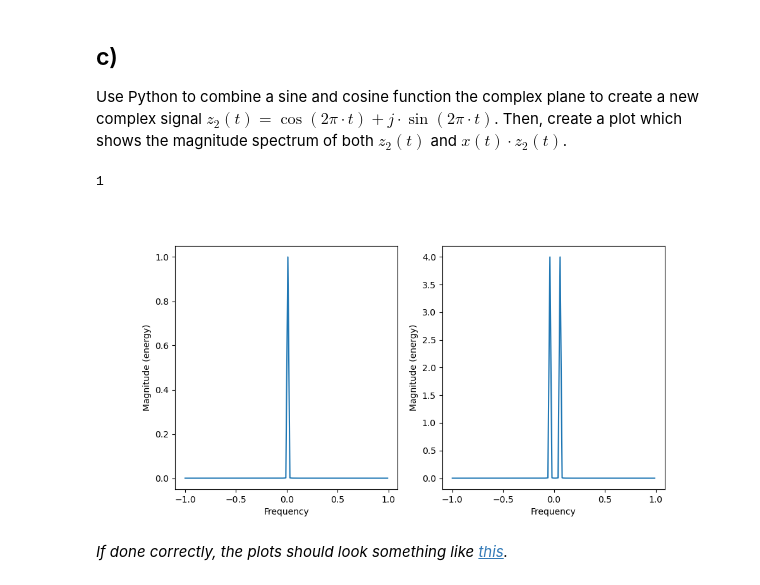
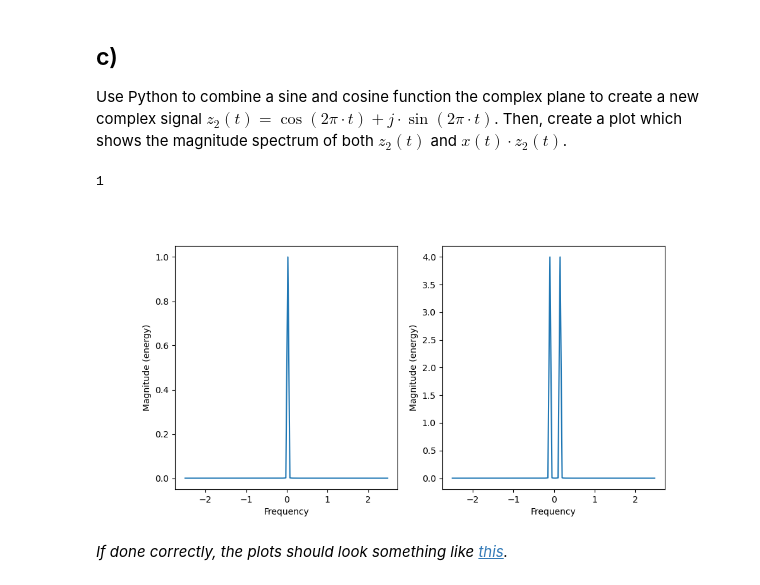
Before and after one commit to Mortenms/AIS2201_Exercises, a Jupyter notebook: Exercise_2/3_frequency_shifting.ipynb, the cells around one changed output. Drawn from its saved outputs; the diff is of its cells as text; code cells hidden in the pictures.

```diff
--- a/Exercise_2/3_frequency_shifting.ipynb
+++ b/Exercise_2/3_frequency_shifting.ipynb
@@ -133,18 +132,18 @@ Use Python to combine a sine and cosine function the complex plane to create a n
 # %%
 # WRITE YOUR CODE HERE:
 
 z2 = np.cos(2 * np.pi * t) + 1j * np.sin(2 * np.pi * t)
 
 plt.figure(figsize=(10, 5))
 plt.subplot(1, 2, 1)
-plt.magnitude_spectrum(z2)
+plt.magnitude_spectrum(z2, Fs=f)
 plt.subplot(1, 2, 2)
-plt.magnitude_spectrum(x * z2)
+plt.magnitude_spectrum(x * z2, Fs=f)
 
 1
 # %% [output]
 1
-[figure, old version]
+[figure, new version]
 # %% [markdown]
 *If done correctly, the plots should look something like [this](Figurer/task3c_sol.png).*
 # %% [markdown]
```
Also changed, not shown: parts of 4 cells of this notebook, 2 other files.
